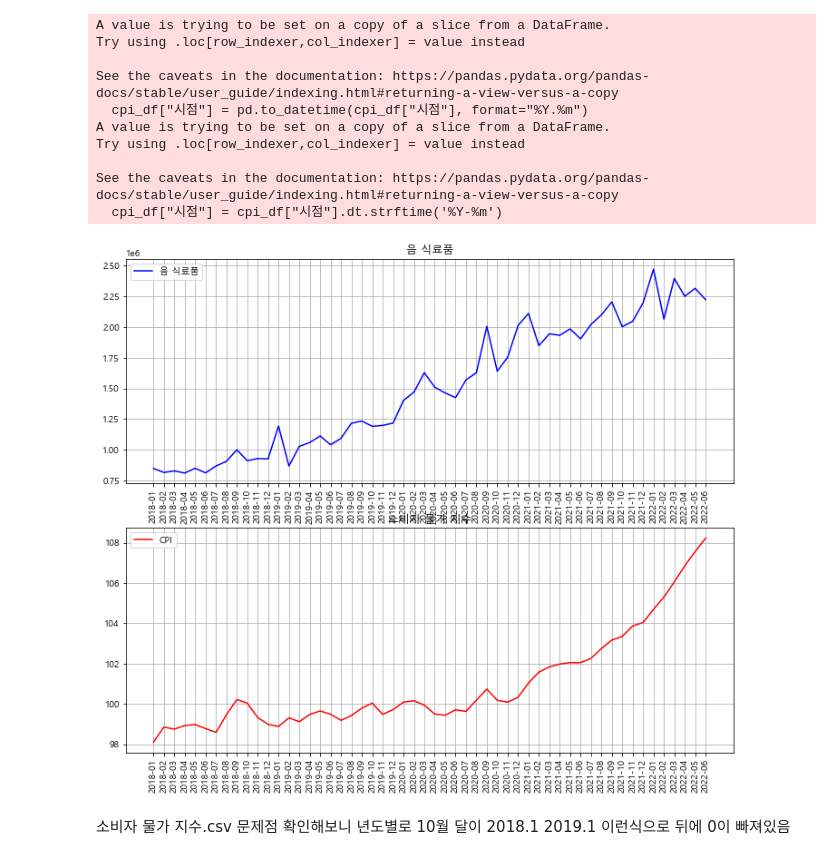
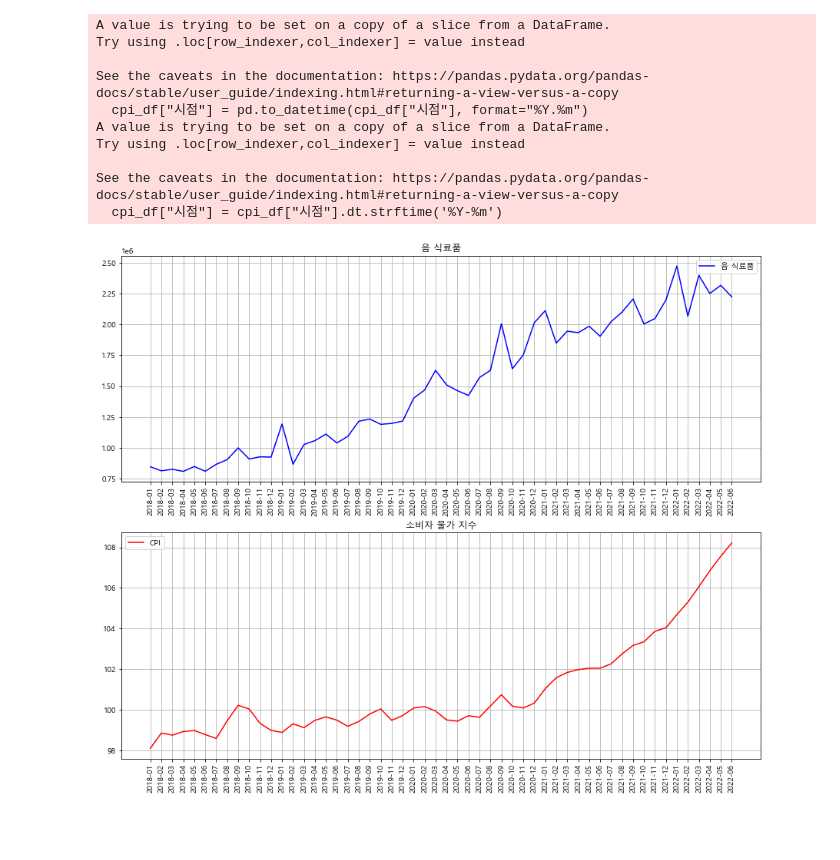
Before and after one commit to jkim0313/project1_dajopay, a Jupyter notebook: preprocess.ipynb, the cells around one changed output. Drawn from its saved outputs; the diff is of its cells as text; code cells hidden in the pictures; blank space fills up the shorter version.

```diff
--- a/preprocess.ipynb
+++ b/preprocess.ipynb
@@ -327,30 +331,27 @@ See the caveats in the documentation: https://pandas.pydata.org/pandas-docs/stab
 # %%
 import matplotlib.pyplot as plt
 import seaborn as sns
 %matplotlib inline
 
 plt.rcParams['axes.unicode_minus'] = False
 plt.rcParams["font.family"] = "Malgun Gothic"
 
-plt.figure(figsize=(12, 10))
 
+plt.subplots(figsize=(12, 10), constrained_layout=True)
 plt.subplot(2, 1, 1)
 plt.title("음 식료품")
 plt.plot(df_food, c='b', label='음 식료품')
 plt.legend()
 plt.xticks(rotation=90)
 plt.grid(True)
 
 plt.subplot(2, 1, 2)
 plt.title("소비자 물가 지수")
 plt.plot(cpi_df, c='r', label='CPI')
 plt.legend()
 plt.xticks(rotation=90)         # 텍스트 90도 회전
 plt.grid(True)                  # 그리드 표시
 
 plt.show()
 # %% [output]
-[figure, old version]
+[figure, new version]
-# %% [markdown]
-소비자 물가 지수.csv 문제점
-확인해보니 년도별로 10월 달이 2018.1 2019.1 이런식으로 뒤에 0이 빠져있음
```
Also changed, not shown: parts of 3 cells of this notebook.
